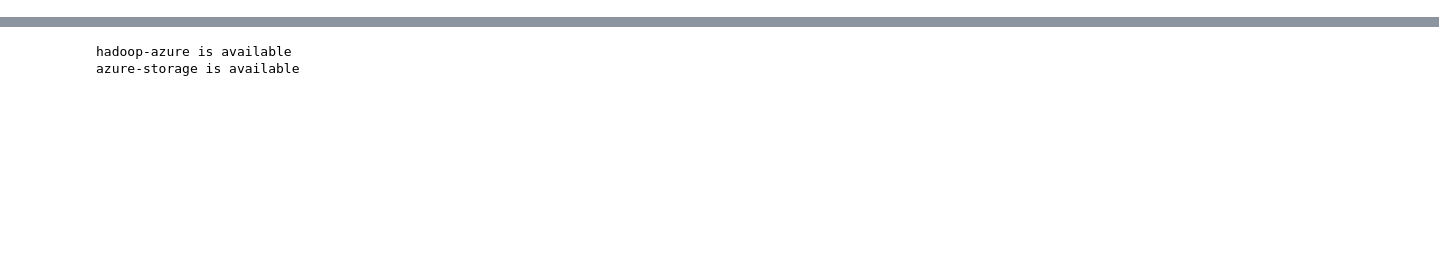
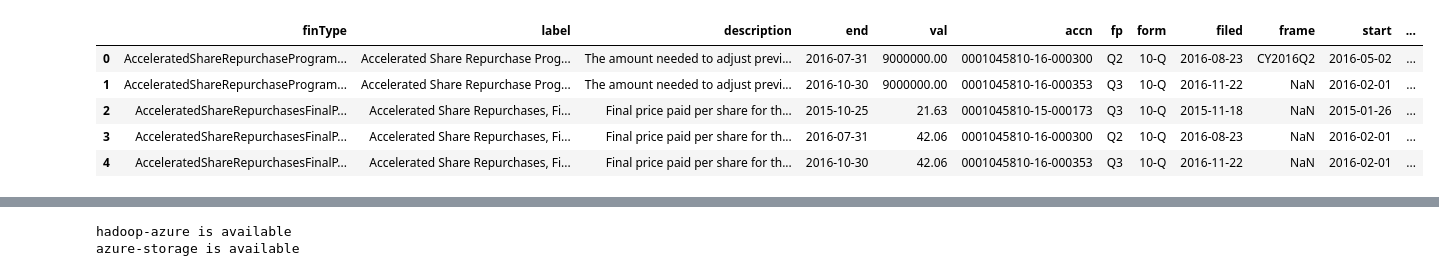
Before and after one commit to prosowiec/DeltaStock, a Jupyter notebook: notebooks/methods.ipynb, the cells around one changed output, grey strips where cells are left out. Cells and saved outputs as stored; diff of their text form; code cells hidden in the pictures; blank space fills up the shorter version.

Commit message:
Add conf files, add batch metchod to sec data

```diff
--- a/notebooks/methods.ipynb
+++ b/notebooks/methods.ipynb
@@ -12,3 +12,15 @@ sys.path.append(cwd.replace('notebooks','')+'code')
+# %%
+from source.scraper import get_companyfacts
+#https://data.sec.gov/api/xbrl/companyfacts/CIK0000320193.json
+facts = get_companyfacts('CIK0001045810') #2016-07-31
+facts.head()#
+# %% [output]
+|  | finType | label | description | end | val | accn | fp | form | filed | frame | start | ... |
+| 0 | AcceleratedShareRepurchaseProgram... | Accelerated Share Repurchase Prog... | The amount needed to adjust previ... | 2016-07-31 | 9000000.00 | 0001045810-16-000300 | Q2 | 10-Q | 2016-08-23 | CY2016Q2 | 2016-05-02 | ... |
+| 1 | AcceleratedShareRepurchaseProgram... | Accelerated Share Repurchase Prog... | The amount needed to adjust previ... | 2016-10-30 | 9000000.00 | 0001045810-16-000353 | Q3 | 10-Q | 2016-11-22 | NaN | 2016-02-01 | ... |
+| 2 | AcceleratedShareRepurchasesFinalP... | Accelerated Share Repurchases, Fi... | Final price paid per share for th... | 2015-10-25 | 21.63 | 0001045810-15-000173 | Q3 | 10-Q | 2015-11-18 | NaN | 2015-01-26 | ... |
+| 3 | AcceleratedShareRepurchasesFinalP... | Accelerated Share Repurchases, Fi... | Final price paid per share for th... | 2016-07-31 | 42.06 | 0001045810-16-000300 | Q2 | 10-Q | 2016-08-23 | NaN | 2016-02-01 | ... |
+| 4 | AcceleratedShareRepurchasesFinalP... | Accelerated Share Repurchases, Fi... | Final price paid per share for th... | 2016-10-30 | 42.06 | 0001045810-16-000353 | Q3 | 10-Q | 2016-11-22 | NaN | 2016-02-01 | ... |
 # %%
 from source.scraper import get_StockPrices
 
```
Also changed, not shown: parts of 24 cells of this notebook, 11 other files.
